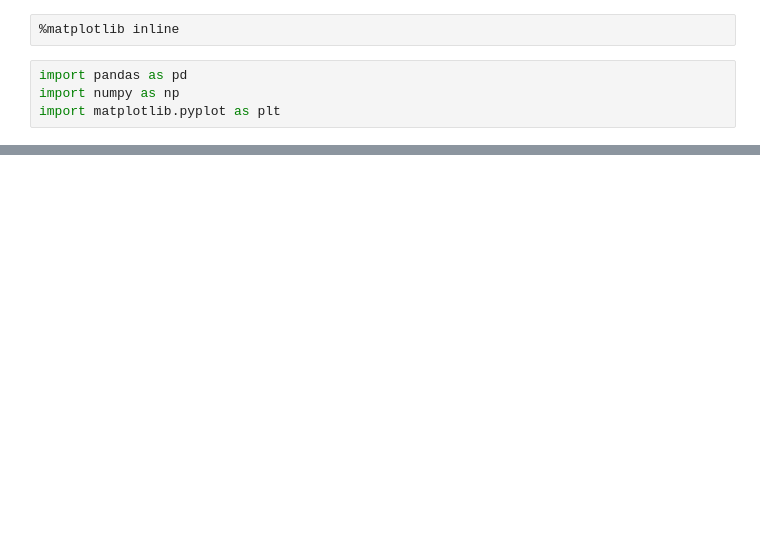
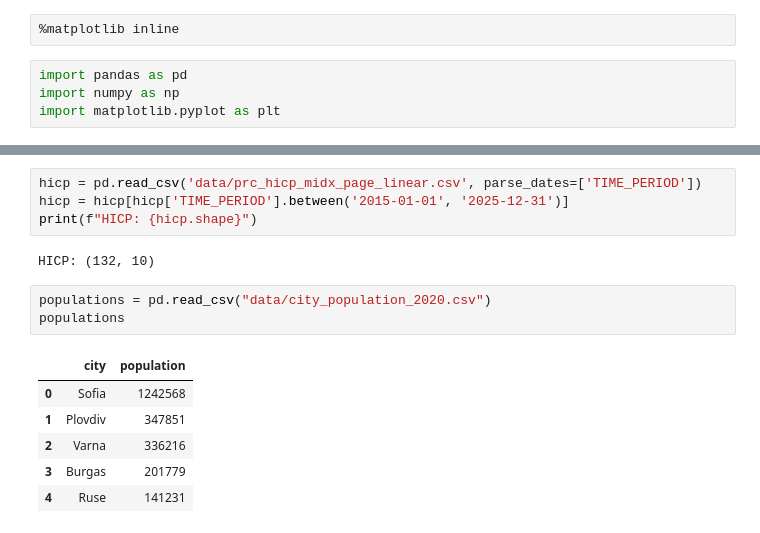
Before and after one commit to AdelinChaushev/Bulgarian-electricity-prices, a Jupyter notebook: BulgarianElectricityPrices.ipynb, the cells around one changed output, grey strips where cells are left out. Cells and saved outputs as stored; diff of their text form; blank space fills up the shorter version.

```diff
--- a/BulgarianElectricityPrices.ipynb
+++ b/BulgarianElectricityPrices.ipynb
@@ -115,0 +169,16 @@ All three sources are licensed for free reuse with attribution, which is documen
+# %%
+hicp = pd.read_csv('data/prc_hicp_midx_page_linear.csv', parse_dates=['TIME_PERIOD'])
+hicp = hicp[hicp['TIME_PERIOD'].between('2015-01-01', '2025-12-31')]
+print(f"HICP: {hicp.shape}")
+# %% [output]
+HICP: (132, 10)
+# %%
+populations = pd.read_csv("data/city_population_2020.csv")
+populations
+# %% [output]
+|  | city | population |
+| 0 | Sofia | 1242568 |
+| 1 | Plovdiv | 347851 |
+| 2 | Varna | 336216 |
+| 3 | Burgas | 201779 |
+| 4 | Ruse | 141231 |
```
Also changed, not shown: parts of 15 cells of this notebook.
